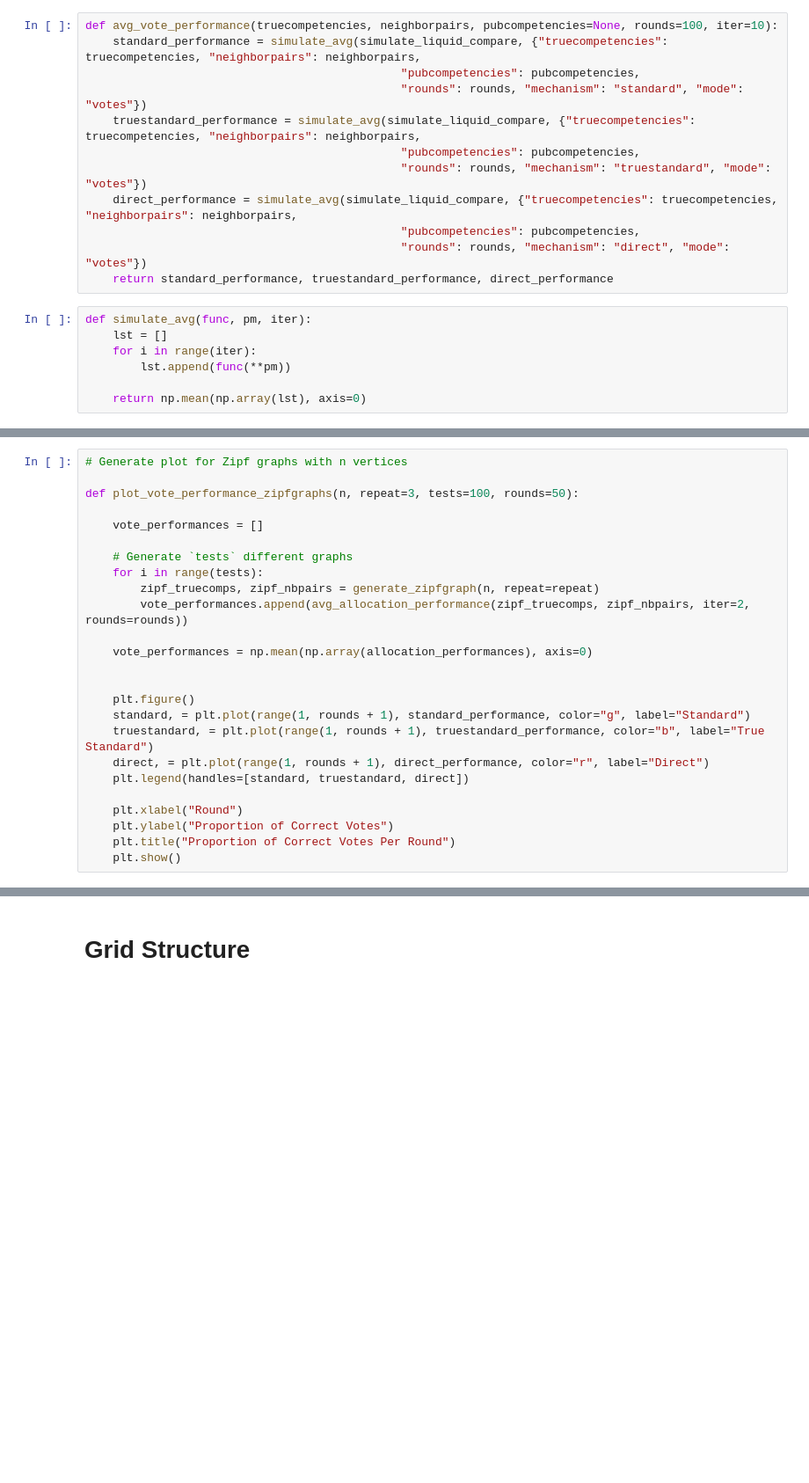
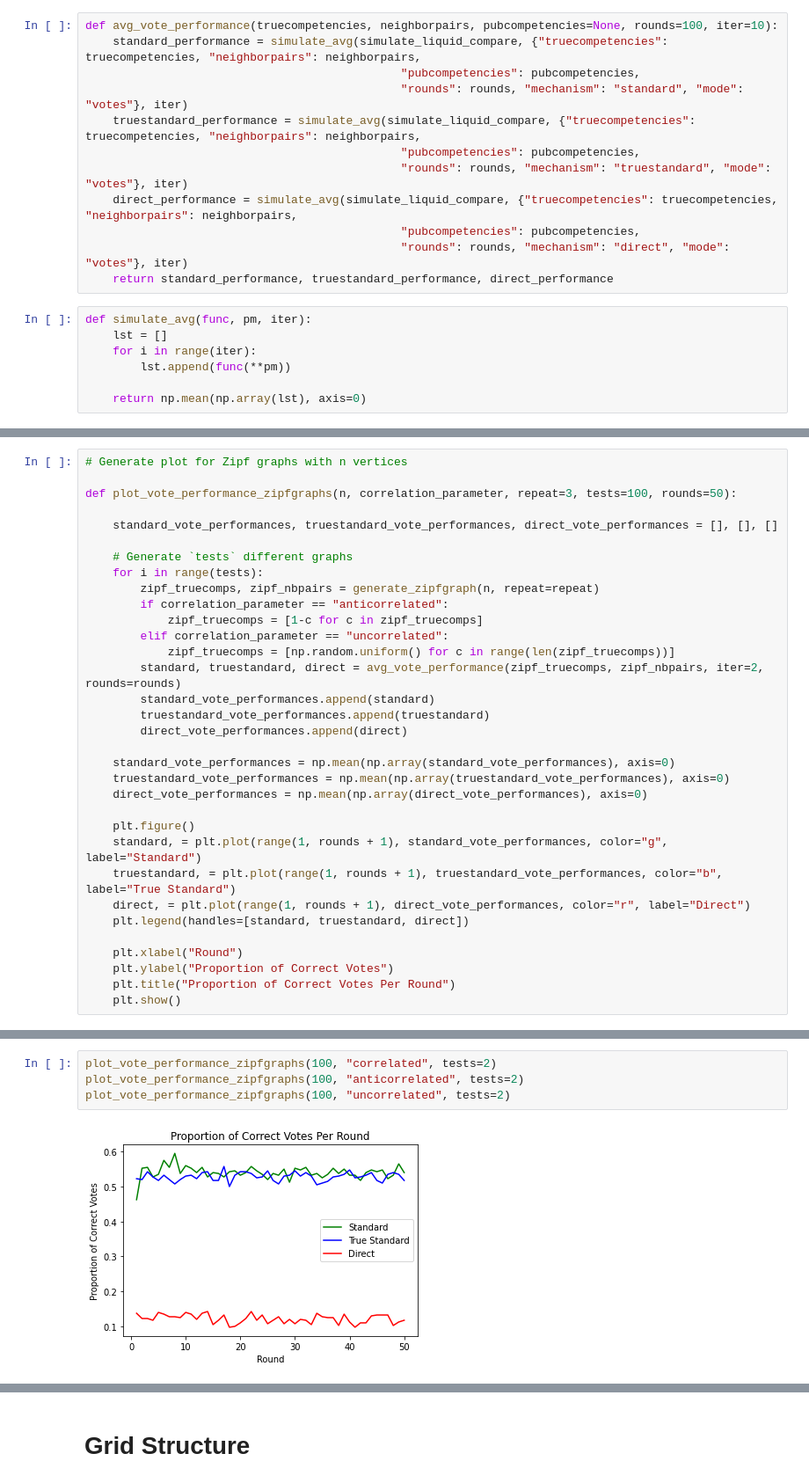
Before and after one commit to romil797/CS238, a Jupyter notebook: liquidmodel.ipynb, the cells around one changed output, grey strips where cells are left out. Shown at 88% size. Drawn from its saved outputs; the diff is of its cells as text; blank space fills up the shorter version.

Commit message:
Added uncorrelated and negatively correlated

```diff
--- a/liquidmodel.ipynb
+++ b/liquidmodel.ipynb
@@ -1006,13 +1006,13 @@ def avg_allocation_performance(truecompetencies, neighborpairs, pubcompetencies=
 def avg_vote_performance(truecompetencies, neighborpairs, pubcompetencies=None, rounds=100, iter=10):
     standard_performance = simulate_avg(simulate_liquid_compare, {"truecompetencies": truecompetencies, "neighborpairs": neighborpairs,
                                               "pubcompetencies": pubcompetencies,
-                                              "rounds": rounds, "mechanism": "standard", "mode": "votes"})
+                                              "rounds": rounds, "mechanism": "standard", "mode": "votes"}, iter)
     truestandard_performance = simulate_avg(simulate_liquid_compare, {"truecompetencies": truecompetencies, "neighborpairs": neighborpairs,
                                               "pubcompetencies": pubcompetencies,
-                                              "rounds": rounds, "mechanism": "truestandard", "mode": "votes"})
+                                              "rounds": rounds, "mechanism": "truestandard", "mode": "votes"}, iter)
     direct_performance = simulate_avg(simulate_liquid_compare, {"truecompetencies": truecompetencies, "neighborpairs": neighborpairs,
                                               "pubcompetencies": pubcompetencies,
-                                              "rounds": rounds, "mechanism": "direct", "mode": "votes"})
+                                              "rounds": rounds, "mechanism": "direct", "mode": "votes"}, iter)
     return standard_performance, truestandard_performance, direct_performance
 # %%
 def simulate_avg(func, pm, iter):
@@ -1055,22 +1061,30 @@ def plot_allocation_performance_zipfgraphs(n, repeat=3, tests=100, rounds=50):
 # %%
 # Generate plot for Zipf graphs with n vertices
 
-def plot_vote_performance_zipfgraphs(n, repeat=3, tests=100, rounds=50):
+def plot_vote_performance_zipfgraphs(n, correlation_parameter, repeat=3, tests=100, rounds=50):
 
-    vote_performances = []
+    standard_vote_performances, truestandard_vote_performances, direct_vote_performances = [], [], []
 
     # Generate `tests` different graphs
     for i in range(tests):
         zipf_truecomps, zipf_nbpairs = generate_zipfgraph(n, repeat=repeat)
-        vote_performances.append(avg_allocation_performance(zipf_truecomps, zipf_nbpairs, iter=2, rounds=rounds))
+        if correlation_parameter == "anticorrelated":
+            zipf_truecomps = [1-c for c in zipf_truecomps]
+        elif correlation_parameter == "uncorrelated":
+            zipf_truecomps = [np.random.uniform() for c in range(len(zipf_truecomps))]
+        standard, truestandard, direct = avg_vote_performance(zipf_truecomps, zipf_nbpairs, iter=2, rounds=rounds)
+        standard_vote_performances.append(standard)
+        truestandard_vote_performances.append(truestandard)
+        direct_vote_performances.append(direct)
 
-    vote_performances = np.mean(np.array(allocation_performances), axis=0)
-
+    standard_vote_performances = np.mean(np.array(standard_vote_performances), axis=0)
+    truestandard_vote_performances = np.mean(np.array(truestandard_vote_performances), axis=0)
+    direct_vote_performances = np.mean(np.array(direct_vote_performances), axis=0)
 
     plt.figure()
-    standard, = plt.plot(range(1, rounds + 1), standard_performance, color="g", label="Standard")
-    truestandard, = plt.plot(range(1, rounds + 1), truestandard_performance, color="b", label="True Standard")
-    direct, = plt.plot(range(1, rounds + 1), direct_performance, color="r", label="Direct")
+    standard, = plt.plot(range(1, rounds + 1), standard_vote_performances, color="g", label="Standard")
+    truestandard, = plt.plot(range(1, rounds + 1), truestandard_vote_performances, color="b", label="True Standard")
+    direct, = plt.plot(range(1, rounds + 1), direct_vote_performances, color="r", label="Direct")
     plt.legend(handles=[standard, truestandard, direct])
 
     plt.xlabel("Round")
@@ -1094,0 +1104,6 @@ plot_allocation_performance_zipfgraphs(100, tests=2)
+# %%
+plot_vote_performance_zipfgraphs(100, "correlated", tests=2)
+plot_vote_performance_zipfgraphs(100, "anticorrelated", tests=2)
+plot_vote_performance_zipfgraphs(100, "uncorrelated", tests=2)
+# %% [output]
+[figure, added]
```
Also changed, not shown: parts of 8 cells of this notebook.
